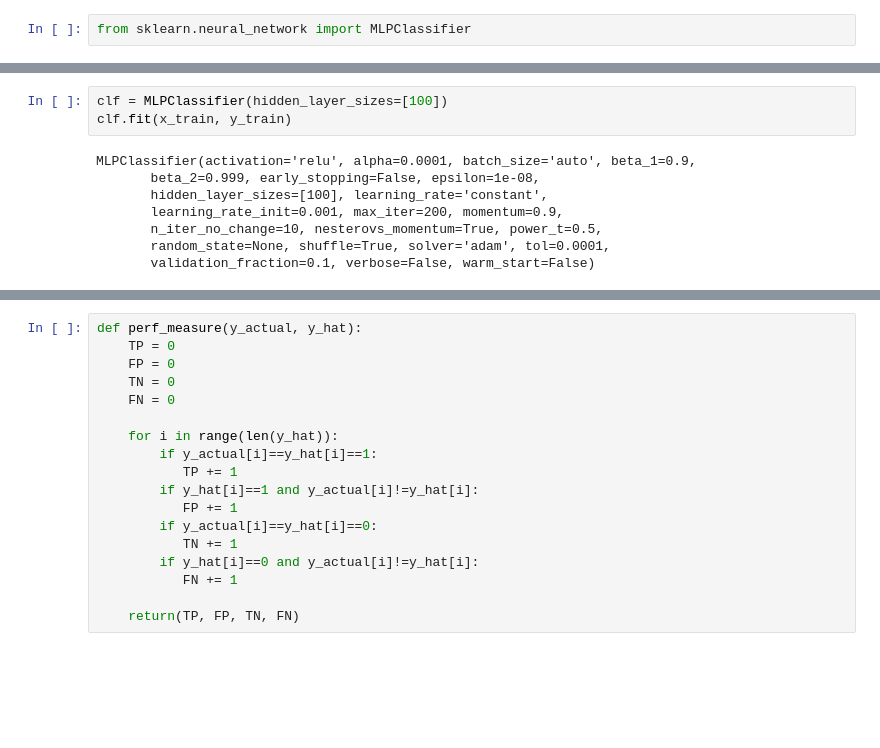
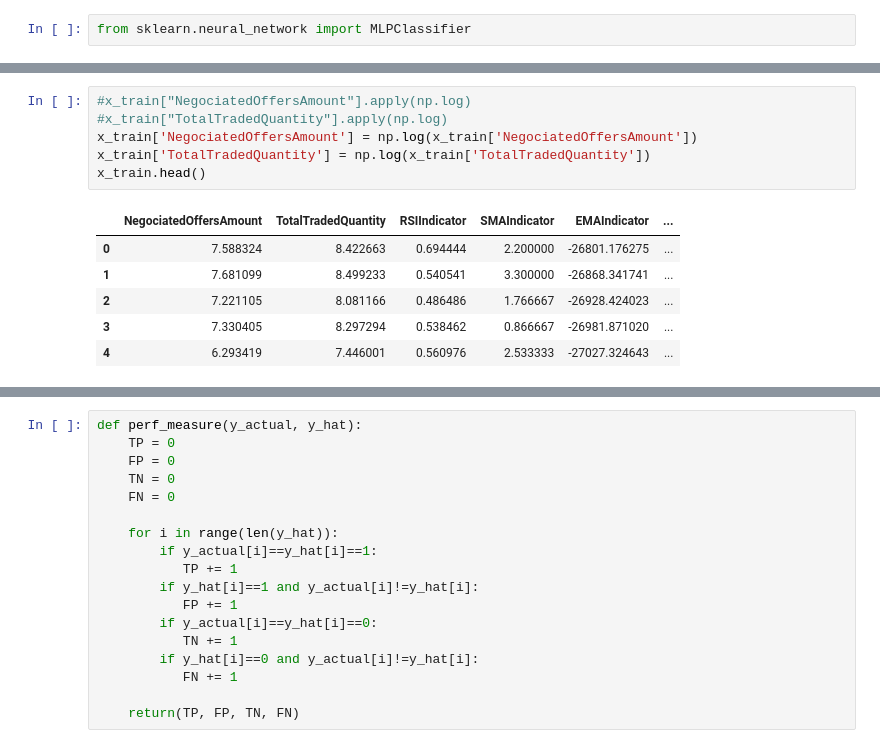
Before and after one commit to lschlee/stock-analysis, a Jupyter notebook: stock-analysis.ipynb, the cells around one changed output, grey strips where cells are left out. Saved outputs shown, nothing was run; the diff lists cells and outputs as text; blank space fills up the shorter version.

```diff
--- a/stock-analysis.ipynb
+++ b/stock-analysis.ipynb
@@ -120,11 +101,13 @@ x_train.head()
-# %%
-clf = MLPClassifier(hidden_layer_sizes=[100])
-clf.fit(x_train, y_train)
-# %% [output]
-MLPClassifier(activation='relu', alpha=0.0001, batch_size='auto', beta_1=0.9,
-       beta_2=0.999, early_stopping=False, epsilon=1e-08,
-       hidden_layer_sizes=[100], learning_rate='constant',
-       learning_rate_init=0.001, max_iter=200, momentum=0.9,
-       n_iter_no_change=10, nesterovs_momentum=True, power_t=0.5,
-       random_state=None, shuffle=True, solver='adam', tol=0.0001,
-       validation_fraction=0.1, verbose=False, warm_start=False)
+# %%
+#x_train["NegociatedOffersAmount"].apply(np.log)
+#x_train["TotalTradedQuantity"].apply(np.log)
+x_train['NegociatedOffersAmount'] = np.log(x_train['NegociatedOffersAmount'])
+x_train['TotalTradedQuantity'] = np.log(x_train['TotalTradedQuantity'])
+x_train.head()
+# %% [output]
+|  | NegociatedOffersAmount | TotalTradedQuantity | RSIIndicator | SMAIndicator | EMAIndicator | ... |
+| 0 | 7.588324 | 8.422663 | 0.694444 | 2.200000 | -26801.176275 | ... |
+| 1 | 7.681099 | 8.499233 | 0.540541 | 3.300000 | -26868.341741 | ... |
+| 2 | 7.221105 | 8.081166 | 0.486486 | 1.766667 | -26928.424023 | ... |
+| 3 | 7.330405 | 8.297294 | 0.538462 | 0.866667 | -26981.871020 | ... |
+| 4 | 6.293419 | 7.446001 | 0.560976 | 2.533333 | -27027.324643 | ... |
```
Also changed, not shown: parts of 19 cells of this notebook.
